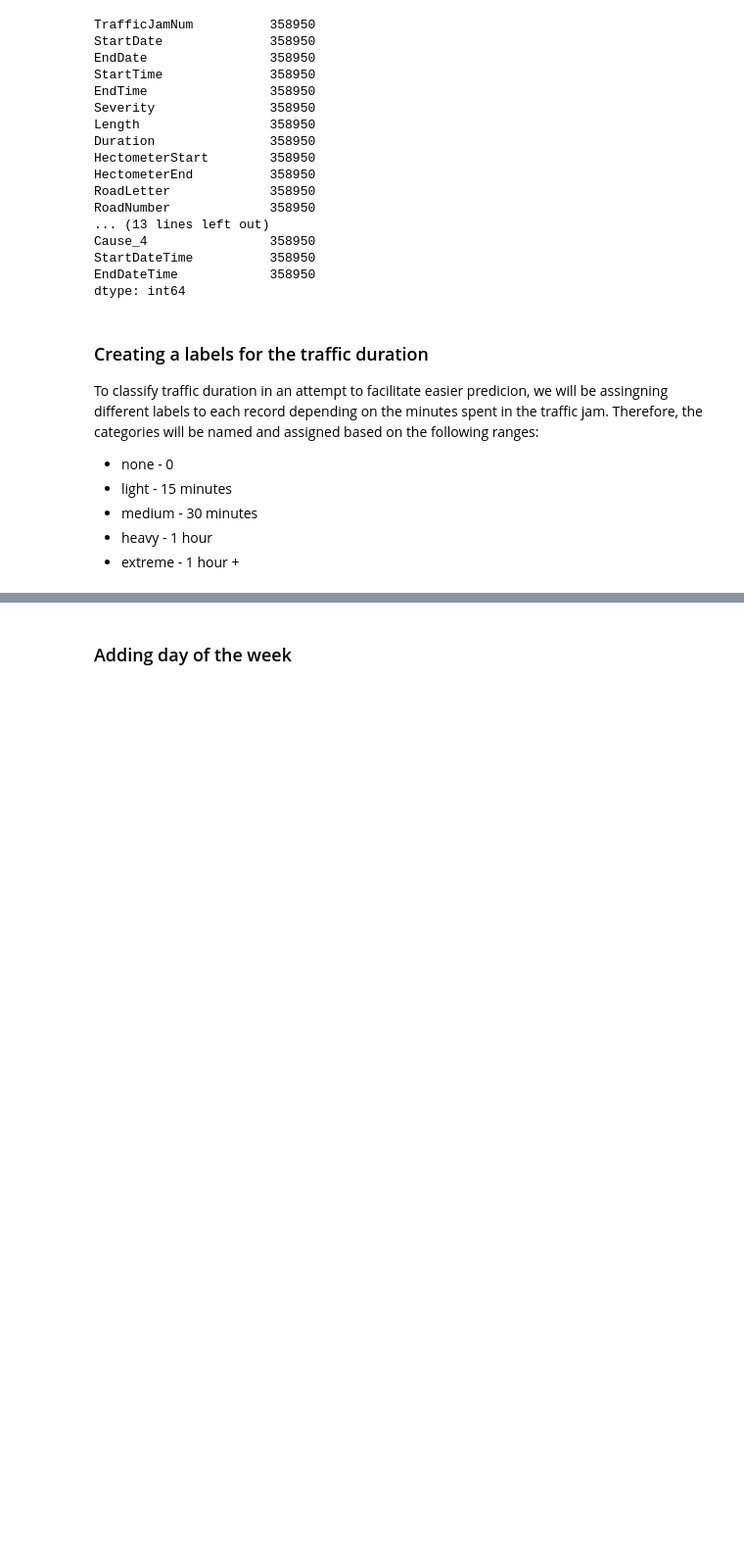
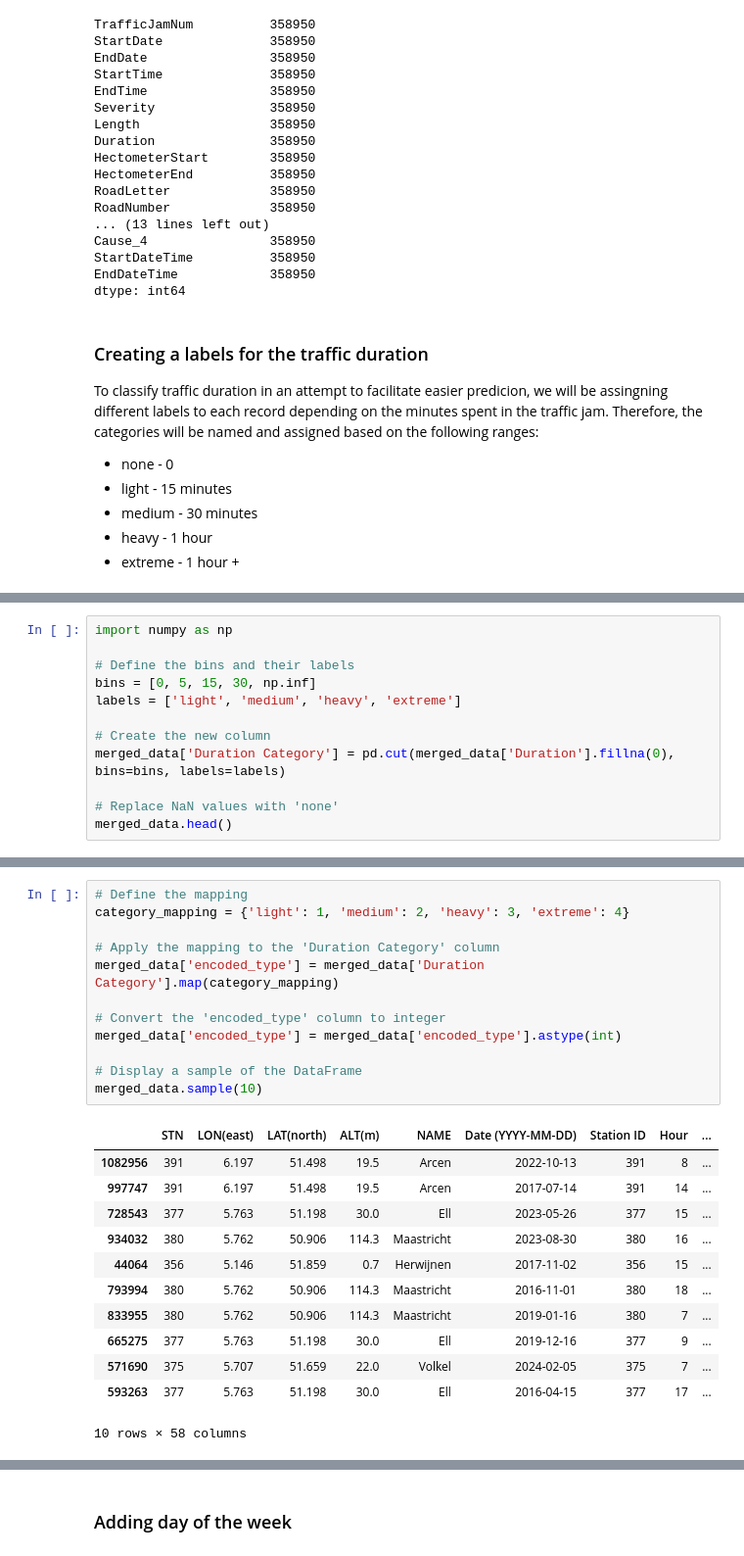
Before and after one commit to mhristev/TodayAI, a Jupyter notebook: MainFile.ipynb, the cells around one changed output, grey strips where cells are left out. Shown: that part at 98% size. Saved outputs shown, nothing was run; the diff lists cells and outputs as text; blank space fills up the shorter version.

```diff
--- a/MainFile.ipynb
+++ b/MainFile.ipynb
@@ -560,0 +571,12 @@ merged_left_test.sample(10)
+# %%
+import numpy as np
+
+# Define the bins and their labels
+bins = [0, 5, 15, 30, np.inf]
+labels = ['light', 'medium', 'heavy', 'extreme']
+
+# Create the new column
+merged_data['Duration Category'] = pd.cut(merged_data['Duration'].fillna(0), bins=bins, labels=labels)
+
+# Replace NaN values with 'none'
+merged_data.head()
@@ -560,0 +591,25 @@ merged_left_test.sample(10)
+# %%
+# Define the mapping
+category_mapping = {'light': 1, 'medium': 2, 'heavy': 3, 'extreme': 4}
+
+# Apply the mapping to the 'Duration Category' column
+merged_data['encoded_type'] = merged_data['Duration Category'].map(category_mapping)
+
+# Convert the 'encoded_type' column to integer
+merged_data['encoded_type'] = merged_data['encoded_type'].astype(int)
+
+# Display a sample of the DataFrame
+merged_data.sample(10)
+# %% [output]
+|  | STN | LON(east) | LAT(north) | ALT(m) | NAME | Date (YYYY-MM-DD) | Station ID | Hour | ... |
+| 1082956 | 391 | 6.197 | 51.498 | 19.5 | Arcen | 2022-10-13 | 391 | 8 | ... |
+| 997747 | 391 | 6.197 | 51.498 | 19.5 | Arcen | 2017-07-14 | 391 | 14 | ... |
+| 728543 | 377 | 5.763 | 51.198 | 30.0 | Ell | 2023-05-26 | 377 | 15 | ... |
+| 934032 | 380 | 5.762 | 50.906 | 114.3 | Maastricht | 2023-08-30 | 380 | 16 | ... |
+| 44064 | 356 | 5.146 | 51.859 | 0.7 | Herwijnen | 2017-11-02 | 356 | 15 | ... |
+| 793994 | 380 | 5.762 | 50.906 | 114.3 | Maastricht | 2016-11-01 | 380 | 18 | ... |
+| 833955 | 380 | 5.762 | 50.906 | 114.3 | Maastricht | 2019-01-16 | 380 | 7 | ... |
+| 665275 | 377 | 5.763 | 51.198 | 30.0 | Ell | 2019-12-16 | 377 | 9 | ... |
+| 571690 | 375 | 5.707 | 51.659 | 22.0 | Volkel | 2024-02-05 | 375 | 7 | ... |
+| 593263 | 377 | 5.763 | 51.198 | 30.0 | Ell | 2016-04-15 | 377 | 17 | ... |
+10 rows × 58 columns
```
Also changed, not shown: parts of 27 cells of this notebook.
